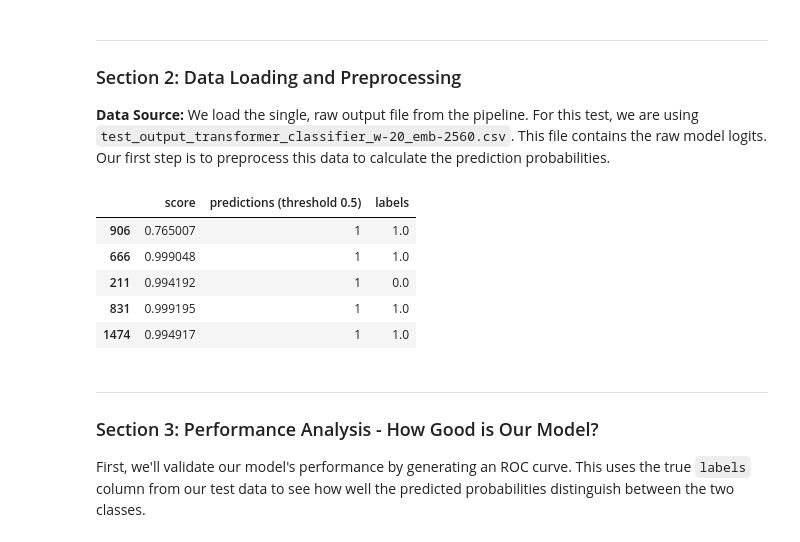
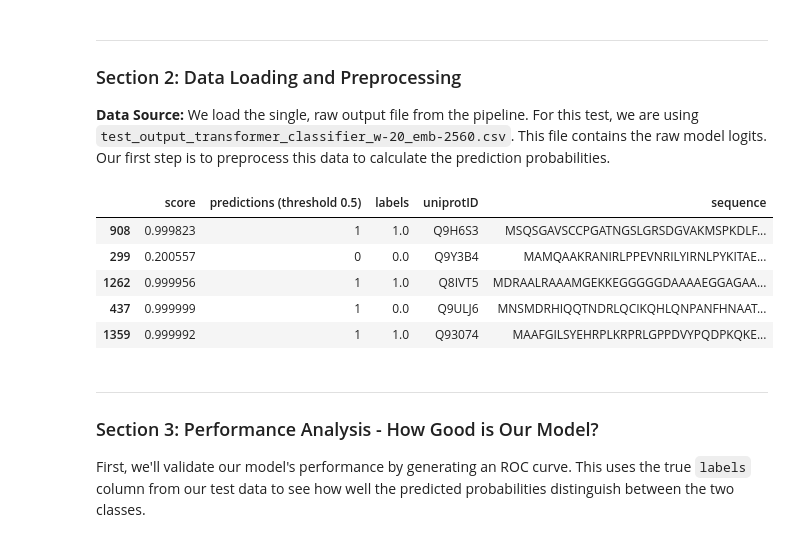
Before and after one commit to shiragelb/Bio-3D-Hackathon-2025, a Jupyter notebook: analysis/analysis.ipynb, the cells around one changed output. Cells and saved outputs as stored; diff of their text form; code cells hidden in the pictures.

```diff
--- a/analysis/analysis.ipynb
+++ b/analysis/analysis.ipynb
@@ -28,18 +28,18 @@ from src.plotting_utils import (
 We load the single, raw output file from the pipeline. For this test, we are using `test_output_transformer_classifier_w-20_emb-2560.csv`. This file contains the raw model logits. Our first step is to preprocess this data to calculate the prediction probabilities.
 # %%
 # 1. Load the raw results file that pipeline.py outputs
-result_path = "../output_data/test_output_transformer_classifier_w-20_emb-2560.csv"
+result_path = "../outputs/data/data/test_output_transformer_classifier_w-20_emb-2560.csv"
 df = pd.read_csv(result_path)
 # 2. Display 5 random rows from model's output csv
 display(df.sample(5))
 # processed_df.info()
 # %% [output]
-|  | score | predictions (threshold 0.5) | labels |
-| 906 | 0.765007 | 1 | 1.0 |
-| 666 | 0.999048 | 1 | 1.0 |
-| 211 | 0.994192 | 1 | 0.0 |
-| 831 | 0.999195 | 1 | 1.0 |
-| 1474 | 0.994917 | 1 | 1.0 |
+|  | score | predictions (threshold 0.5) | labels | uniprotID | sequence |
+| 908 | 0.999823 | 1 | 1.0 | Q9H6S3 | MSQSGAVSCCPGATNGSLGRSDGVAKMSPKDLF... |
+| 299 | 0.200557 | 0 | 0.0 | Q9Y3B4 | MAMQAAKRANIRLPPEVNRILYIRNLPYKITAE... |
+| 1262 | 0.999956 | 1 | 1.0 | Q8IVT5 | MDRAALRAAAMGEKKEGGGGGDAAAAEGGAGAA... |
+| 437 | 0.999999 | 1 | 0.0 | Q9ULJ6 | MNSMDRHIQQTNDRLQCIKQHLQNPANFHNAAT... |
+| 1359 | 0.999992 | 1 | 1.0 | Q93074 | MAAFGILSYEHRPLKRPRLGPPDVYPQDPKQKE... |
 # %% [markdown]
 ---
 ### Section 3: Performance Analysis - How Good is Our Model?
```
Also changed, not shown: parts of 2 cells of this notebook, 1 other file.
